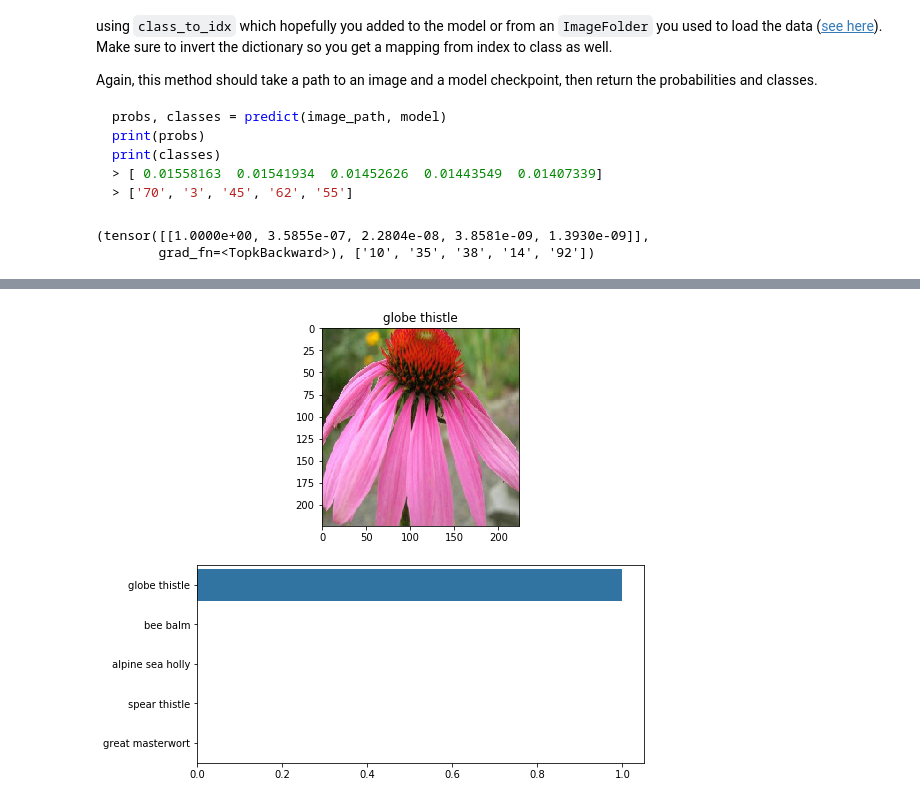
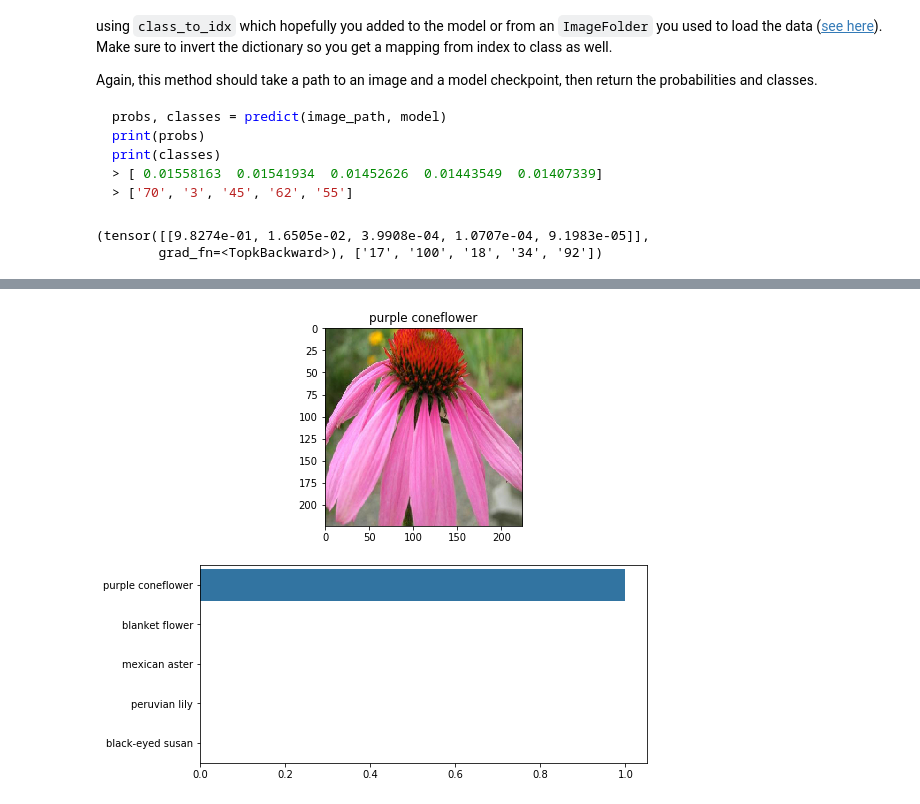
Before and after one commit to JasonVictor17/Deep_learning_classify, a Jupyter notebook: Image Classifier Project.ipynb, the cells around one changed output, grey strips where cells are left out. Saved outputs shown, nothing was run; the diff lists cells and outputs as text; code cells hidden in the pictures.

Commit message:
Add a test outside the dataset

```diff
--- a/Image Classifier Project.ipynb
+++ b/Image Classifier Project.ipynb
@@ -413,11 +413,11 @@ def predict(image_path, model, topk=5):
 
     return top_probs, label
 # %%
-img_path = test_dir + '/10/image_07090.jpg'
+img_path = test_dir  + '/17/image_03911.jpg'
 predict(img_path, model, topk=5)
 # %% [output]
-(tensor([[1.0000e+00, 3.5855e-07, 2.2804e-08, 3.8581e-09, 1.3930e-09]],
-        grad_fn=<TopkBackward>), ['10', '35', '38', '14', '92'])
+(tensor([[9.8274e-01, 1.6505e-02, 3.9908e-04, 1.0707e-04, 9.1983e-05]],
+        grad_fn=<TopkBackward>), ['17', '100', '18', '34', '92'])
 # %% [markdown]
 ## Sanity Checking
 
@@ -436,13 +436,13 @@ for each in classes:
 # %%
 plt.figure(figsize = (8,8))
 ax = plt.subplot(2,1,1)
 flower_num = img_path.split('/')[2] # find the index of the flower
 title= cat_to_name[flower_num]
-img = process_image(image_path)
+img = process_image(img_path)
 plt.title(title)
 imshow(img, ax)
 plt.subplot(2,1,2)
 sns.barplot(prob, y=labels)
 plt.show()
 # %% [output]
-[figure, old version]
+[figure, new version]
```
Also changed, not shown: parts of 1 cell of this notebook.
